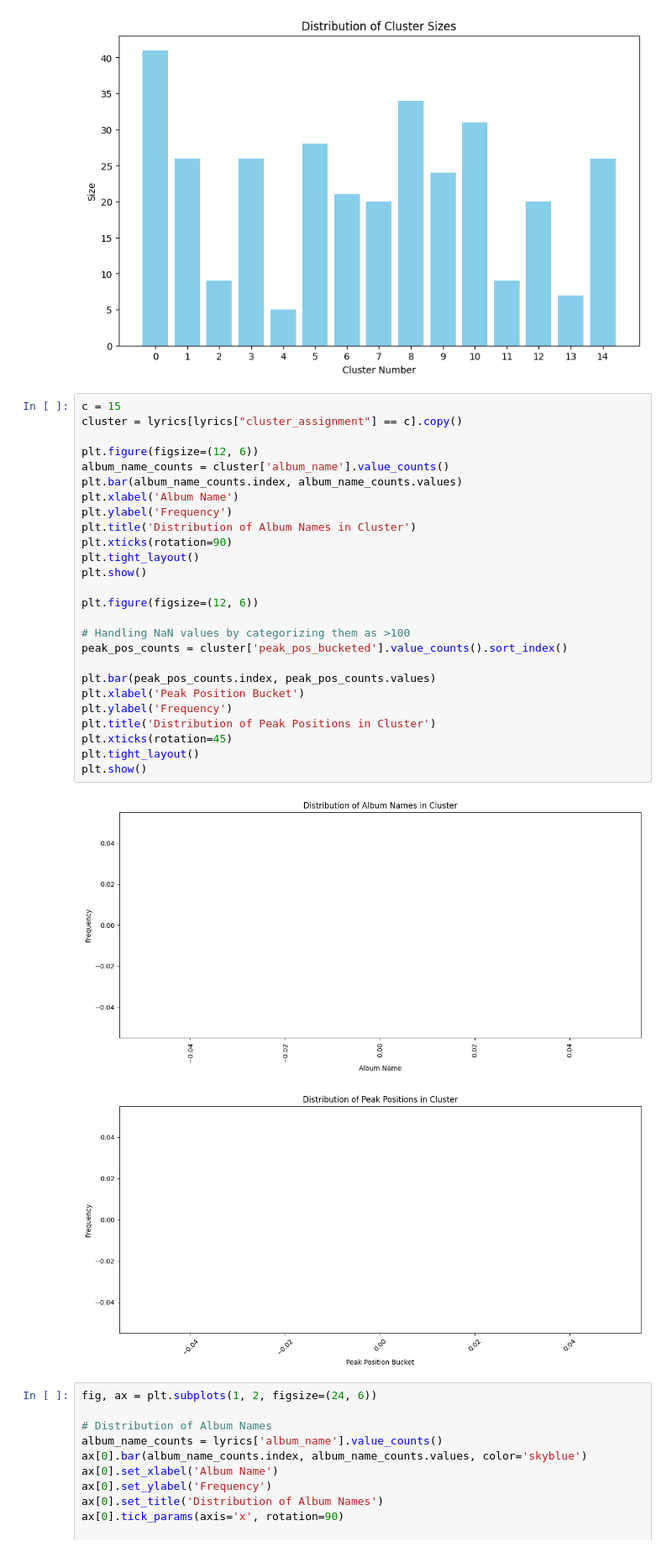
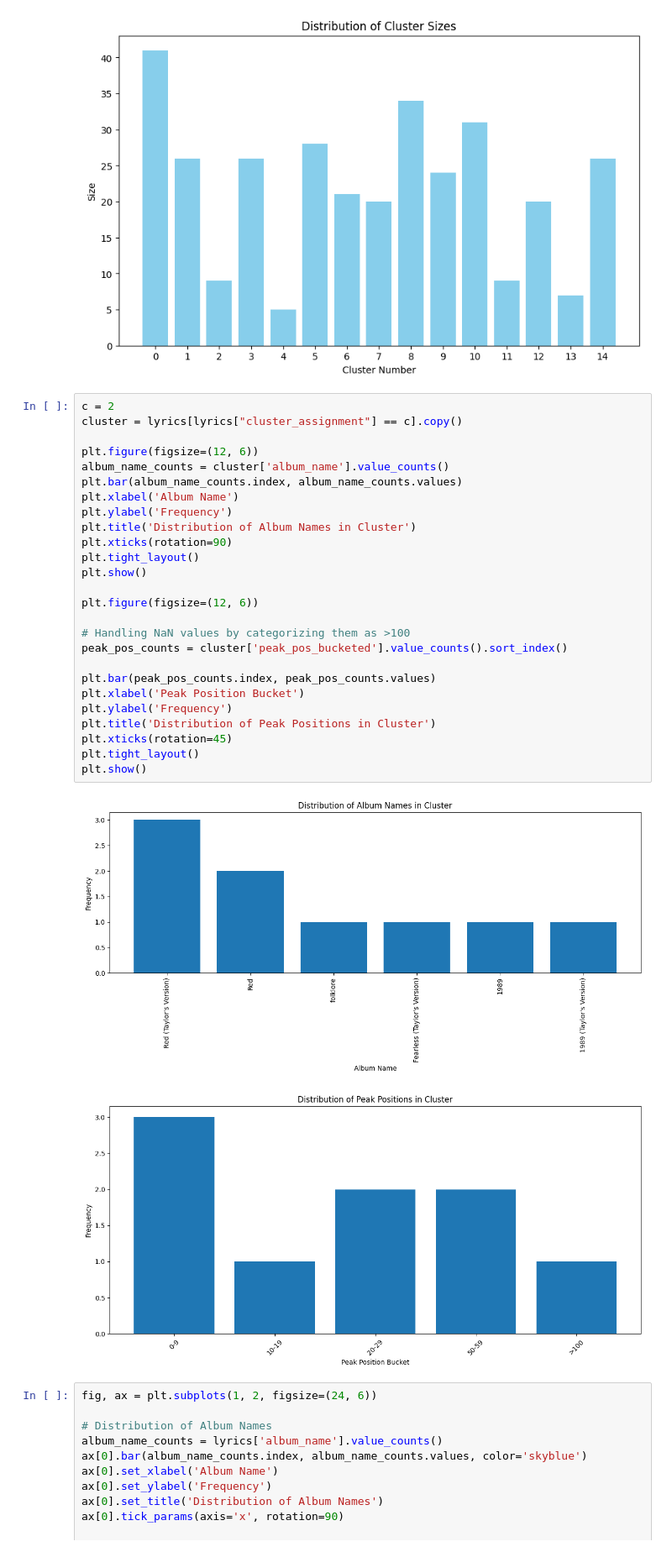
Before and after one commit to alexkato29/Taylor-Swift-Music-Analysis, a Jupyter notebook: Language/lyric_embeddings.ipynb, the cells around one changed output. Shown: that part at 84% size. Cells and saved outputs as stored; diff of their text form.

```diff
--- a/Language/lyric_embeddings.ipynb
+++ b/Language/lyric_embeddings.ipynb
@@ -192,34 +192,34 @@ Cluster 13: 7 members (2.14%)
 Cluster 14: 26 members (7.95%)
 [figure]
 # %%
-c = 15
+c = 2
 cluster = lyrics[lyrics["cluster_assignment"] == c].copy()
 
 plt.figure(figsize=(12, 6))
 album_name_counts = cluster['album_name'].value_counts()
 plt.bar(album_name_counts.index, album_name_counts.values)
 plt.xlabel('Album Name')
 plt.ylabel('Frequency')
 plt.title('Distribution of Album Names in Cluster')
 plt.xticks(rotation=90)
 plt.tight_layout()
 plt.show()
 
 plt.figure(figsize=(12, 6))
 
 # Handling NaN values by categorizing them as >100
 peak_pos_counts = cluster['peak_pos_bucketed'].value_counts().sort_index()
 
 plt.bar(peak_pos_counts.index, peak_pos_counts.values)
 plt.xlabel('Peak Position Bucket')
 plt.ylabel('Frequency')
 plt.title('Distribution of Peak Positions in Cluster')
 plt.xticks(rotation=45)
 plt.tight_layout()
 plt.show()
 # %% [output]
-[figure, old version]
+[figure, new version]
-[figure, old version]
+[figure, new version]
 # %%
 fig, ax = plt.subplots(1, 2, figsize=(24, 6))
 
```
Also changed, not shown: parts of 2 cells of this notebook.
